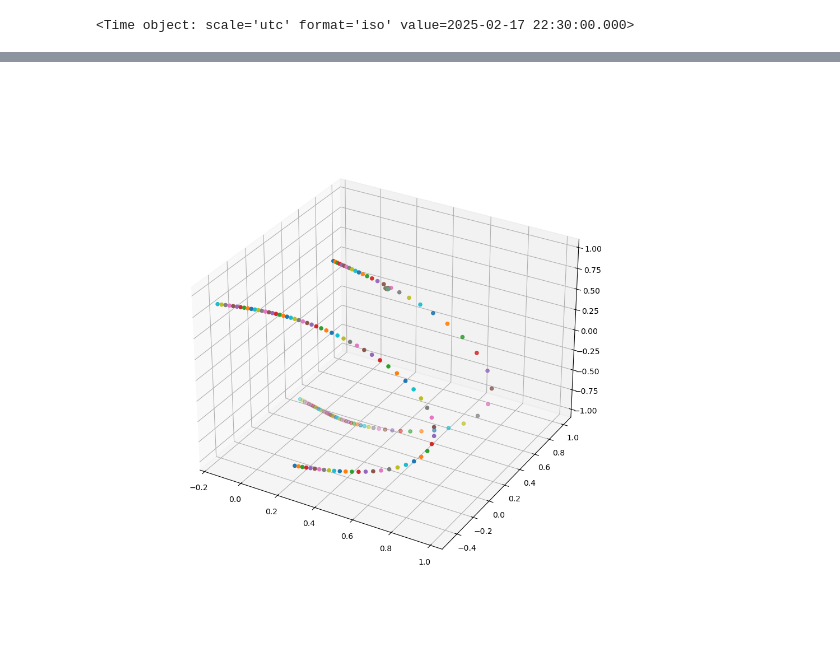
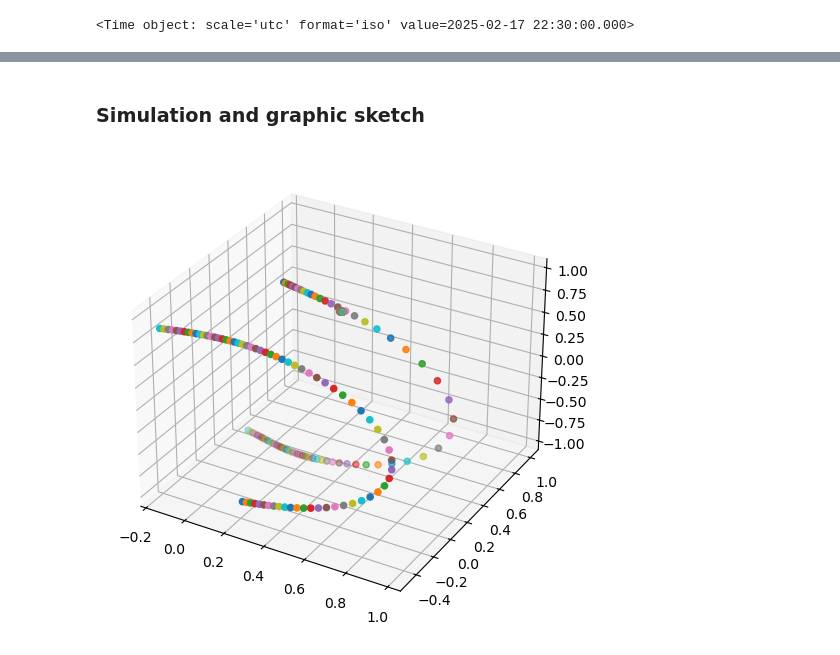
Before and after one commit to ccuellarn/Transient-Operation, a Jupyter notebook: Sketch_operations.ipynb, the cells around one changed output, grey strips where cells are left out. Drawn from its saved outputs; the diff is of its cells as text; code cells hidden in the pictures.

```diff
--- a/Sketch_operations.ipynb
+++ b/Sketch_operations.ipynb
@@ -173,6 +177,8 @@ def Observations(longitude, latitude, RA, DEC, Date_i, Date_f,time_scale):
         #For each time slot we need the data of the conditional about observations
         Conditionals = []
         Plot = []
+        ra = []
+        dec = []
 
         for i in range(0,len(RA)):
 
@@ -185,18 +191,23 @@ def Observations(longitude, latitude, RA, DEC, Date_i, Date_f,time_scale):
             #Transform the J2000 coordinate system for altaz
             altaz_coord = celestial_coord.transform_to(frame_altaz)
 
-            # Determinate if its observable (altitude > 0 degrees) in the altaz coordinate system, return a boolean
-            Conditionals.append(altaz_coord.alt > 0*u.deg)
+            # Determinate if its observable (altitude > 0 degrees) in the altaz coordinate system, return a boolean.
+            # Only choose the observables
+            state = altaz_coord.alt > 0*u.deg
+            if state == True:
+                Conditionals.append(state)
+                ra.append(RA[i])
+                dec.append(DEC[i])
 
-            #Put the altaz coordinates for the simulation
+            #Put the altaz coordinates for the simulation and identification
             Plot.append([altaz_coord.az.degree,altaz_coord.alt.degree]) #In a tuple for each object, format: (az,alt) in degrees
 
 
         #Put the conditionals of a time slot on a dataframe in the format for better reading
         Data = pd.DataFrame([])
         Data['Observable'] = Conditionals
-        Data['RA'] = RA
-        Data['Dec'] = DEC
+        Data['RA'] = ra
+        Data['Dec'] = dec
 
         #Put the dataframe in a list and the values of time
         Big_Data.append(Data)
@@ -209,3 +220,4 @@ def Observations(longitude, latitude, RA, DEC, Date_i, Date_f,time_scale):
     return Big_Data,Time_values,Plot_coordinates
 
 Data, times, Plot_c = Observations(lon_obs, lat_obs, ra_list, dec_list, date_i, date_f,timescale)
+Data
@@ -212,3 +242,5 @@ Data, times, Plot_c = Observations(lon_obs, lat_obs, ra_list, dec_list, date_i,
+# %% [markdown]
+### Simulation and graphic sketch
 # %%
 def EstablishCoord(list_):
     ob =[]
@@ -227,16 +259,16 @@ ob = EstablishCoord(Plot_c)
 # %%
 def altaz_to_cartesian(alt, az):
     x = np.cos(alt) * np.sin(az)
     y = np.cos(alt) * np.cos(az)
     z = np.sin(alt)
     return x, y, z
 
-fig = plt.figure(figsize=(10,10))
+fig = plt.figure(figsize=(6,6))
 ax = fig.add_subplot(111, projection = '3d')
 
 for i in range(0,70):
     x, y, z = altaz_to_cartesian(np.radians(ob[i][0]), np.radians(ob[i][1]))
     ax.scatter(x,y,z)
 # %% [output]
-[figure, old version]
+[figure, new version]
 # %%
```
Also changed, not shown: parts of 4 cells of this notebook.
